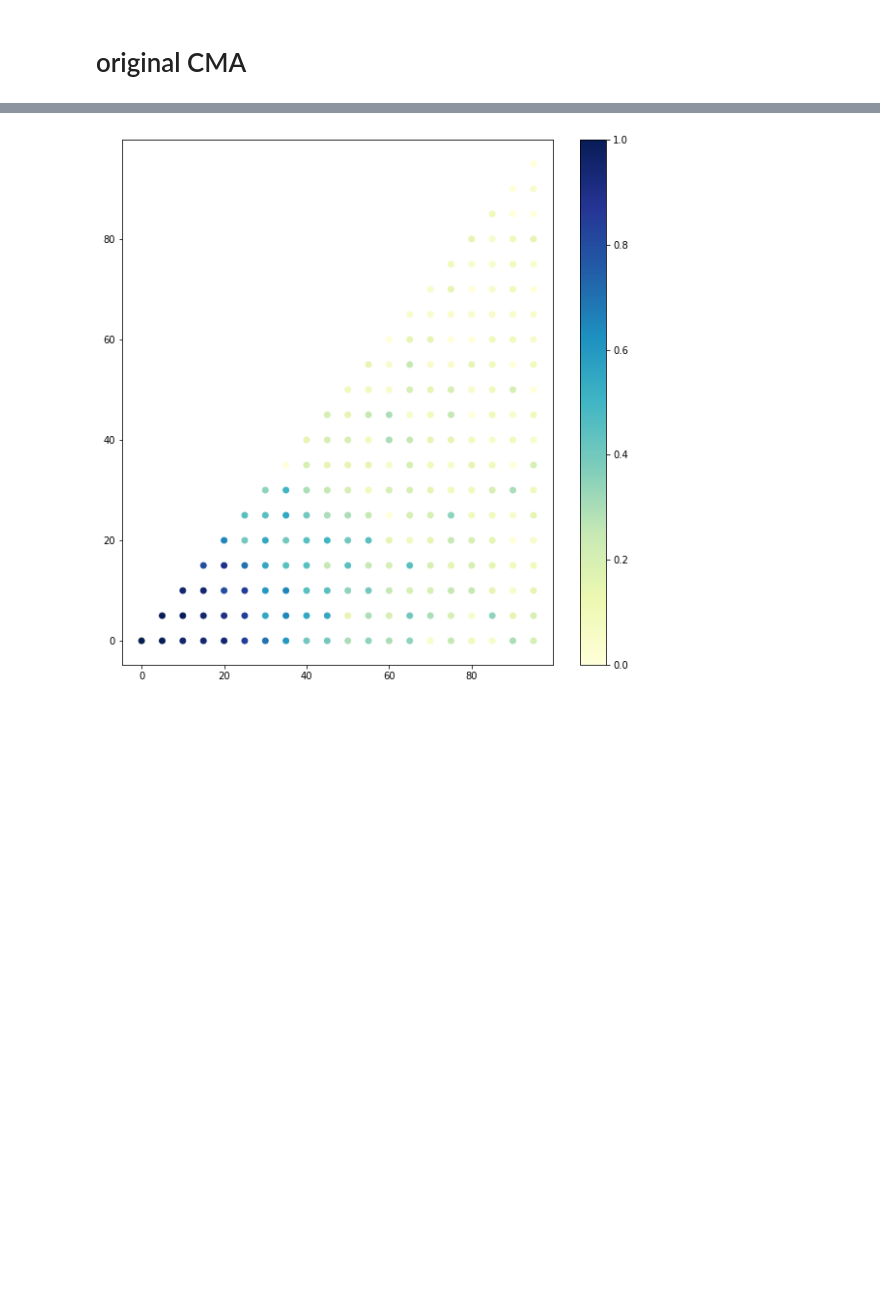
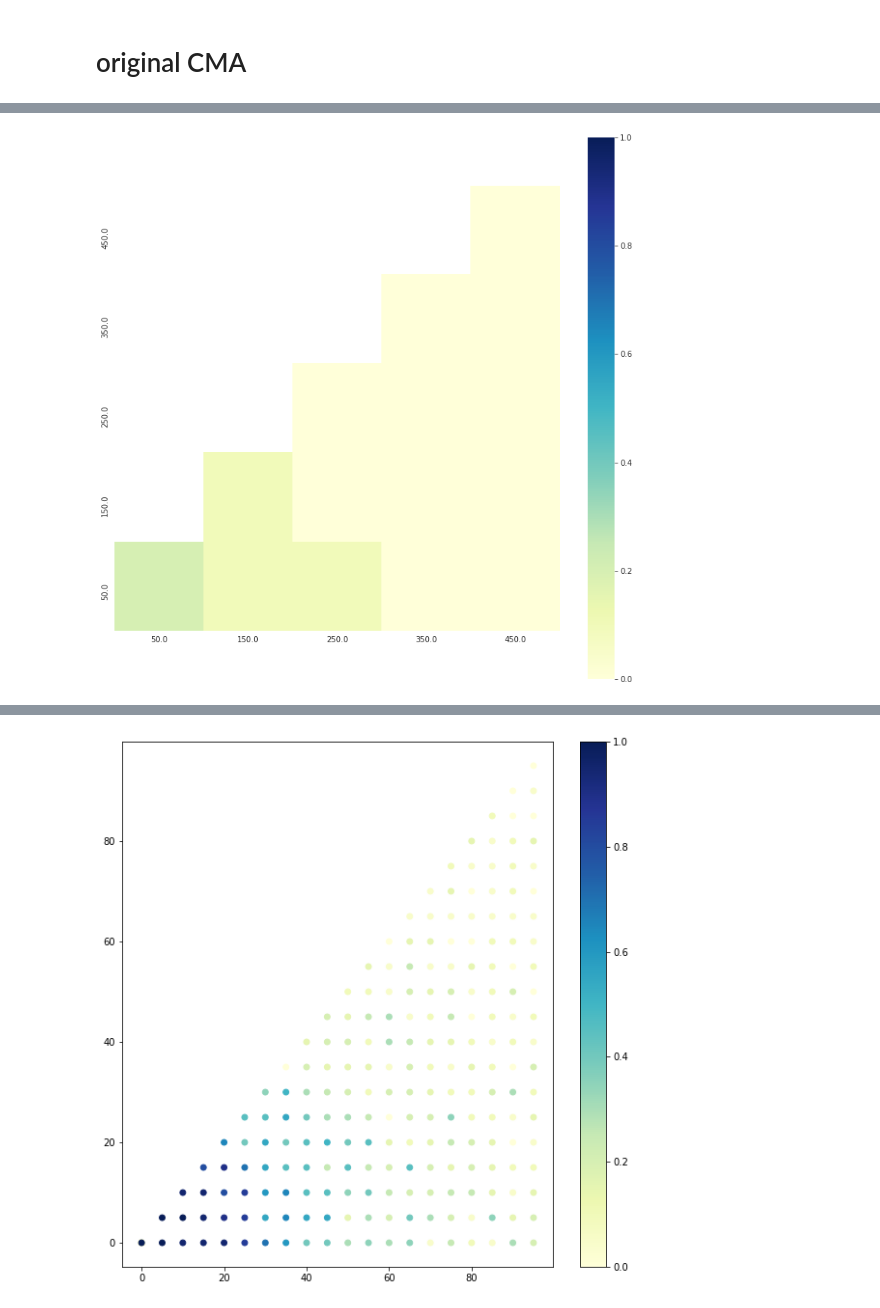
Before and after one commit to huajian1069/non-convex-optimisation, a Jupyter notebook: week 9.ipynb, the cells around one changed output, grey strips where cells are left out. Saved outputs shown, nothing was run; the diff lists cells and outputs as text; code cells hidden in the pictures; blank space fills up the shorter version.

```diff
--- a/week 9.ipynb
+++ b/week 9.ipynb
@@ -84,3 +154,7 @@ paras = {'std': np.ones((2,)) * 3,
+# %%
+exps.analyser.plot_hotmap()
+# %% [output]
+[figure, added]
 # %%
 #parameter of optimisation
 np.random.seed(134)
```
Also changed, not shown: parts of 24 cells of this notebook, 1 other file.
